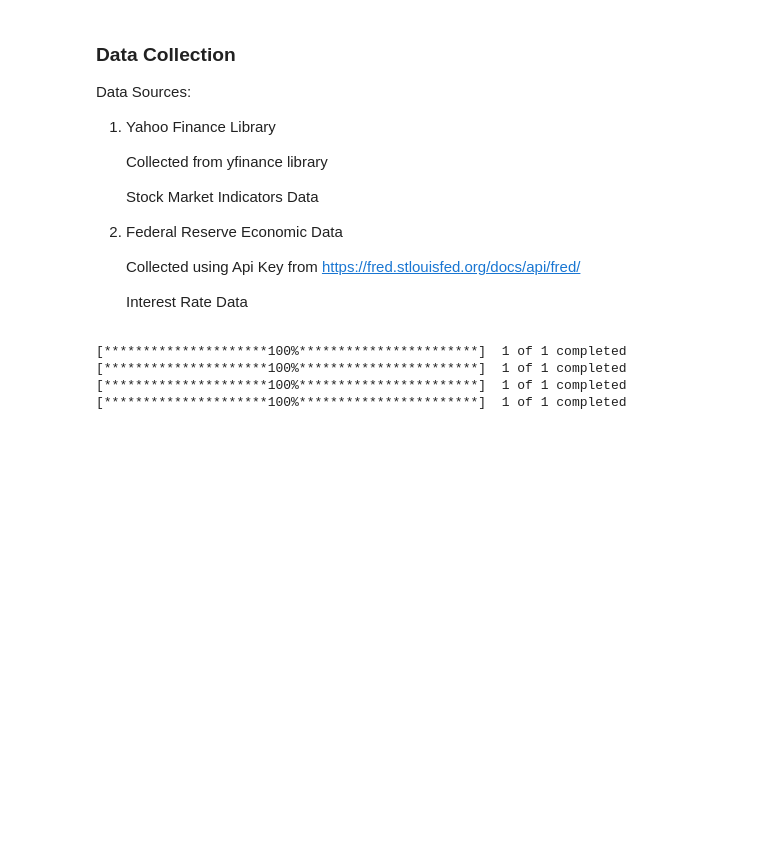
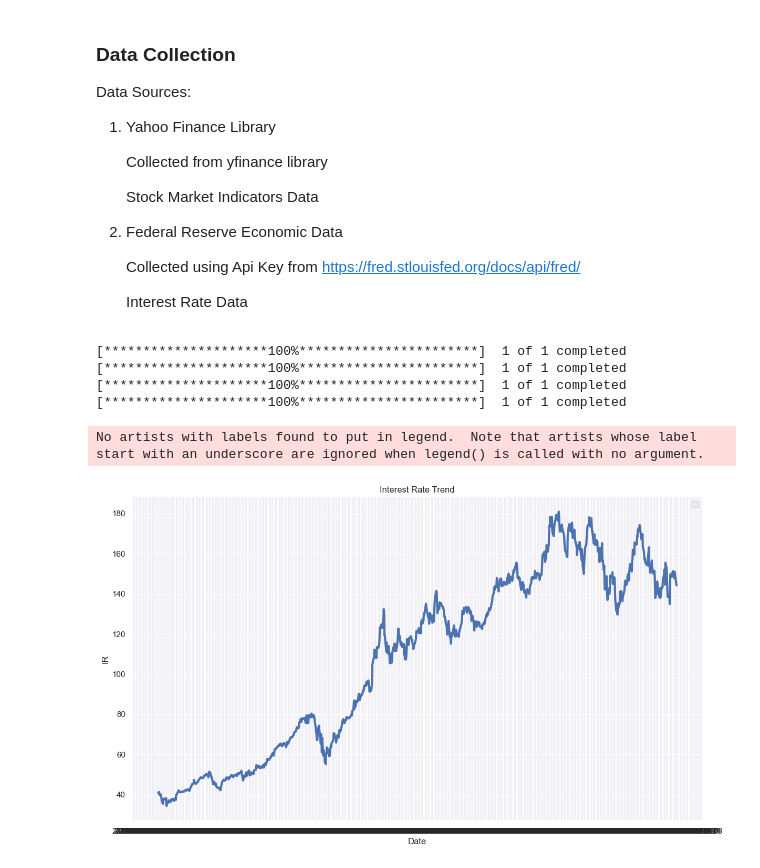
Before and after one commit to SyedaMasooma-CS/DS-510-, a Jupyter notebook: Project_nbk.ipynb, the cells around one changed output. Saved outputs shown, nothing was run; the diff lists cells and outputs as text; code cells hidden in the pictures; blank space fills up the shorter version.

Commit message:
Updated with Visualizations

```diff
--- a/Project_nbk.ipynb
+++ b/Project_nbk.ipynb
@@ -35,0 +46,9 @@ warnings.simplefilter(action='ignore', category=FutureWarning)
+# %%
+output = pd.merge(result,amazon, on = "Date")
+output_th = pd.merge(output, tesla , on = "Date")
+# %%
+output_th = output_th.drop(columns={'Open_x','High_x','Low_x','Open_y','High_y','Low_y','Close_x','Close_y'})
+output_th = output_th.rename(columns={'Adj Close_x': 'Amazon_Closing','Adj Close_y':'Tesla_Closing',
+                            'Volume_x':'Amazon_Volume','Volume_y':'Tesla_Volume'})
+# %%
+final = pd.merge(output_th, df , on = "Date")
@@ -35,0 +62,16 @@ warnings.simplefilter(action='ignore', category=FutureWarning)
+# %%
+final = final.set_index('Date')
+# %%
+sns.set_style('darkgrid')
+sns.set(rc={'figure.figsize':(14,8)})
+ax = sns.lineplot(data=final, x='Date', y = 'Apple_Closing', palette='viridis',lw=3)
+
+ax.xaxis.set_major_locator(ticker.MultipleLocator(4))
+plt.legend(bbox_to_anchor=(1, 1))
+plt.ylabel('IR')
+plt.title('Interest Rate Trend')
+plt.xlabel('Date')
+plt.show()
+# %% [output]
+No artists with labels found to put in legend.  Note that artists whose label start with an underscore are ignored when legend() is called with no argument.
+[figure, added]
```
Also changed, not shown: parts of 13 cells of this notebook.
